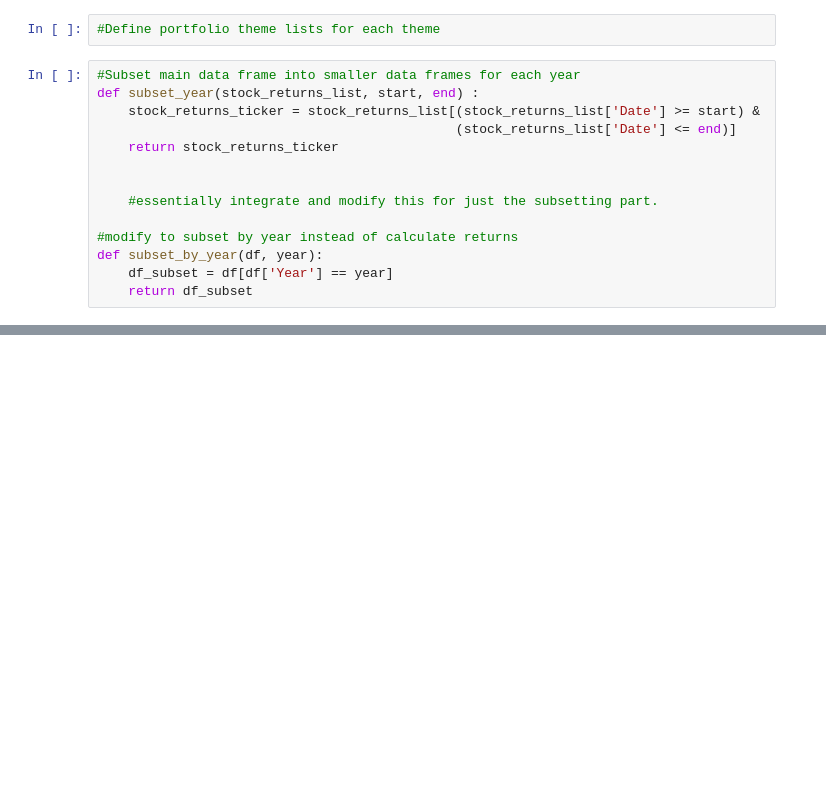
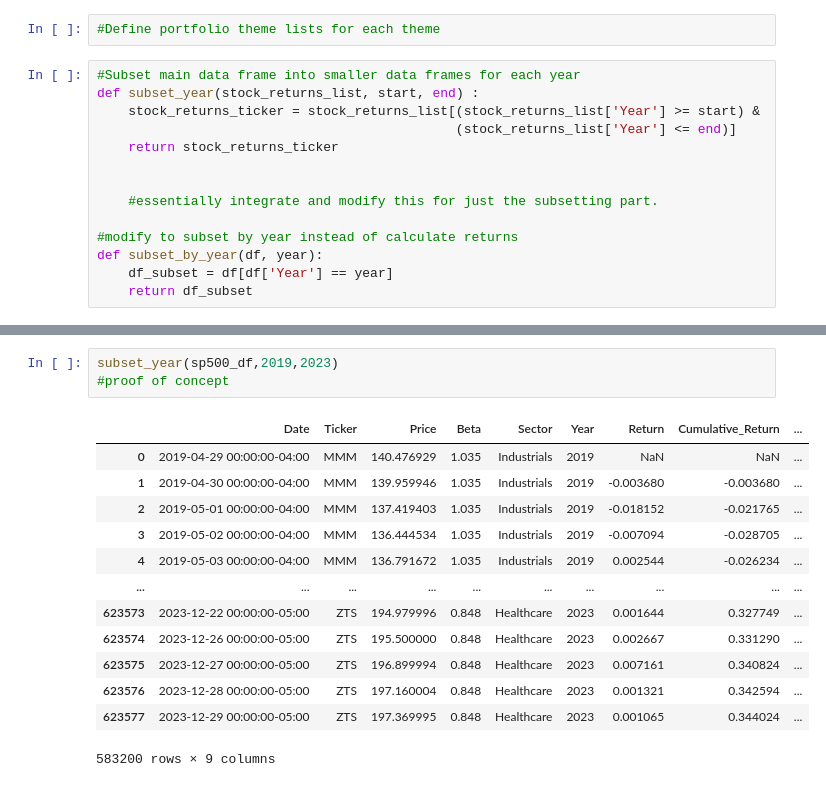
Before and after one commit to NickJS1231/Final-Project, a Jupyter notebook: Get_data.ipynb, the cells around one changed output, grey strips where cells are left out. Drawn from its saved outputs; the diff is of its cells as text; blank space fills up the shorter version.

```diff
--- a/Get_data.ipynb
+++ b/Get_data.ipynb
@@ -174,8 +205,8 @@ dtype: int64
 # %%
 #Subset main data frame into smaller data frames for each year
 def subset_year(stock_returns_list, start, end) :
-    stock_returns_ticker = stock_returns_list[(stock_returns_list['Date'] >= start) &
-                                              (stock_returns_list['Date'] <= end)]
+    stock_returns_ticker = stock_returns_list[(stock_returns_list['Year'] >= start) &
+                                              (stock_returns_list['Year'] <= end)]
     return stock_returns_ticker
 
 
@@ -194,0 +221,17 @@ array(['Industrials', 'Healthcare', 'Technology', 'Utilities',
+# %%
+subset_year(sp500_df,2019,2023)
+#proof of concept
+# %% [output]
+|  | Date | Ticker | Price | Beta | Sector | Year | Return | Cumulative_Return | ... |
+| 0 | 2019-04-29 00:00:00-04:00 | MMM | 140.476929 | 1.035 | Industrials | 2019 | NaN | NaN | ... |
+| 1 | 2019-04-30 00:00:00-04:00 | MMM | 139.959946 | 1.035 | Industrials | 2019 | -0.003680 | -0.003680 | ... |
+| 2 | 2019-05-01 00:00:00-04:00 | MMM | 137.419403 | 1.035 | Industrials | 2019 | -0.018152 | -0.021765 | ... |
+| 3 | 2019-05-02 00:00:00-04:00 | MMM | 136.444534 | 1.035 | Industrials | 2019 | -0.007094 | -0.028705 | ... |
+| 4 | 2019-05-03 00:00:00-04:00 | MMM | 136.791672 | 1.035 | Industrials | 2019 | 0.002544 | -0.026234 | ... |
+| ... | ... | ... | ... | ... | ... | ... | ... | ... | ... |
+| 623573 | 2023-12-22 00:00:00-05:00 | ZTS | 194.979996 | 0.848 | Healthcare | 2023 | 0.001644 | 0.327749 | ... |
+| 623574 | 2023-12-26 00:00:00-05:00 | ZTS | 195.500000 | 0.848 | Healthcare | 2023 | 0.002667 | 0.331290 | ... |
+| 623575 | 2023-12-27 00:00:00-05:00 | ZTS | 196.899994 | 0.848 | Healthcare | 2023 | 0.007161 | 0.340824 | ... |
+| 623576 | 2023-12-28 00:00:00-05:00 | ZTS | 197.160004 | 0.848 | Healthcare | 2023 | 0.001321 | 0.342594 | ... |
+| 623577 | 2023-12-29 00:00:00-05:00 | ZTS | 197.369995 | 0.848 | Healthcare | 2023 | 0.001065 | 0.344024 | ... |
+583200 rows × 9 columns
```
Also changed, not shown: parts of 9 cells of this notebook, 1 other file.
